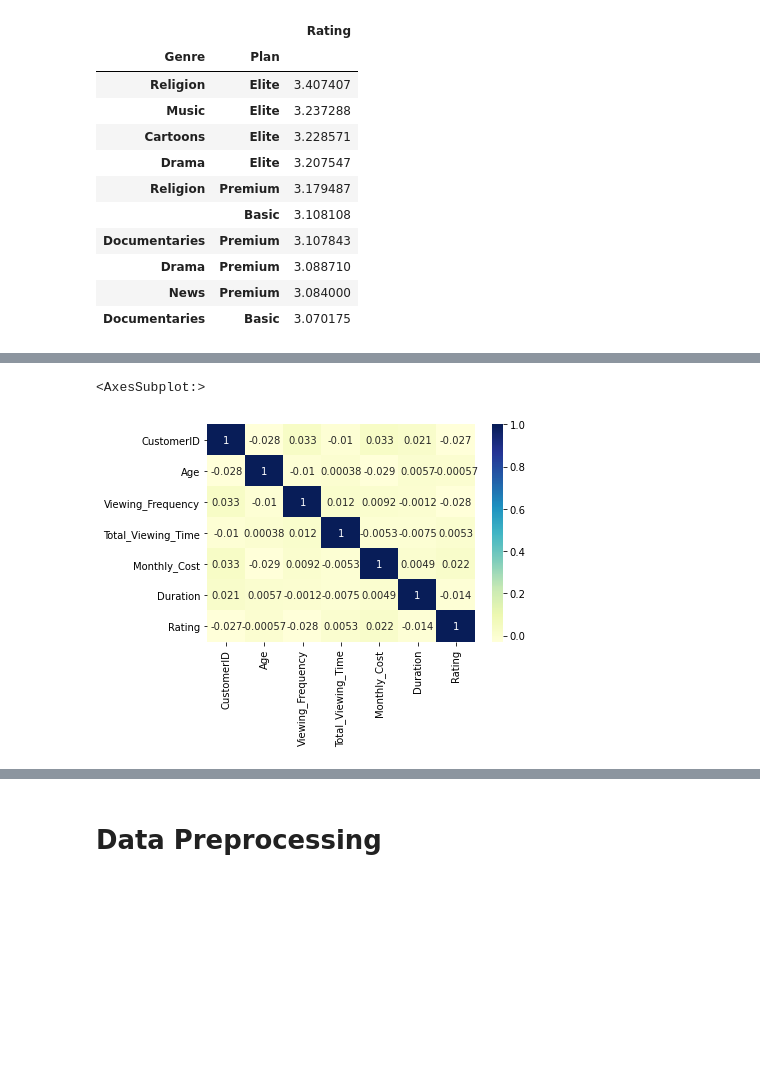
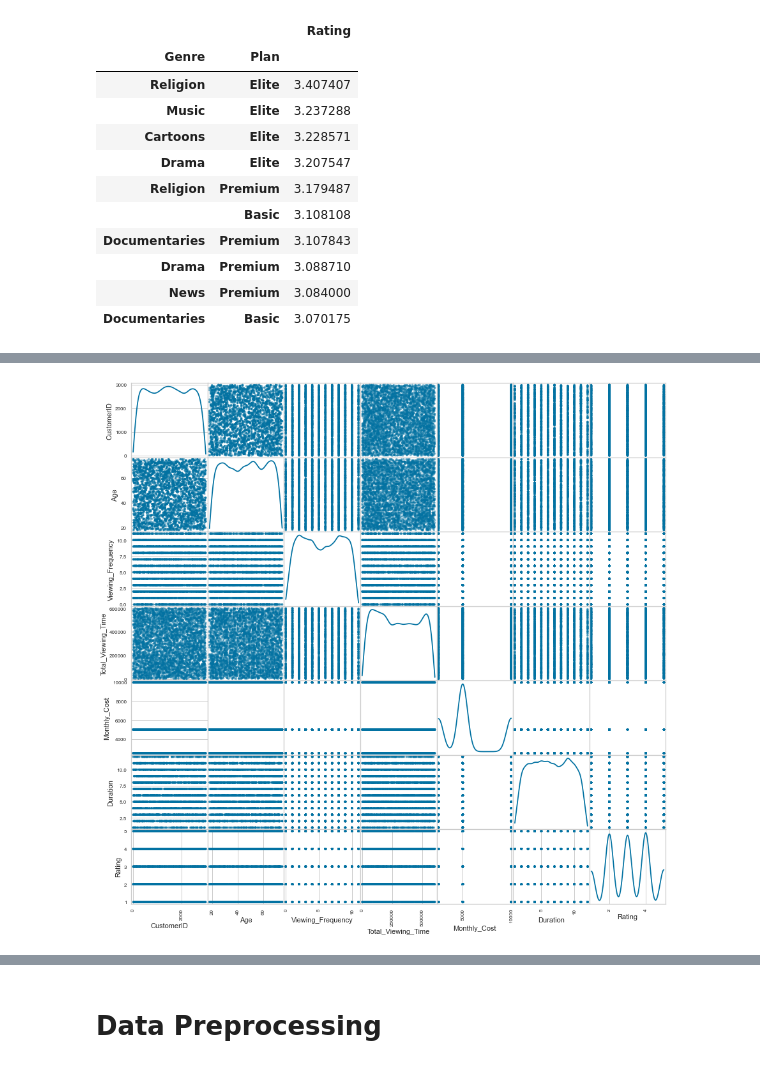
Before and after one commit to conyema/MavsTv-Analytics, a Jupyter notebook: MavTv.ipynb, the cells around one changed output, grey strips where cells are left out. Cells and saved outputs as stored; diff of their text form; code cells hidden in the pictures; blank space fills up the shorter version.

```diff
--- a/MavTv.ipynb
+++ b/MavTv.ipynb
@@ -298,5 +306,0 @@ correlation = TvData.corr()
-# %%
-sns.heatmap(correlation, annot=True, cmap = 'YlGnBu')
-# %% [output]
-<AxesSubplot:>
-[figure, removed]
@@ -308,0 +307,7 @@ sns.heatmap(correlation, annot=True, cmap = 'YlGnBu')
+# %%
+# Scatter plot matrix of numerical values
+scatter_matrix(TvData, diagonal='kde', figsize=(15,15))
+
+plt.show()
+# %% [output]
+[figure, added]
```
Also changed, not shown: parts of 104 cells of this notebook, 17 other files.
